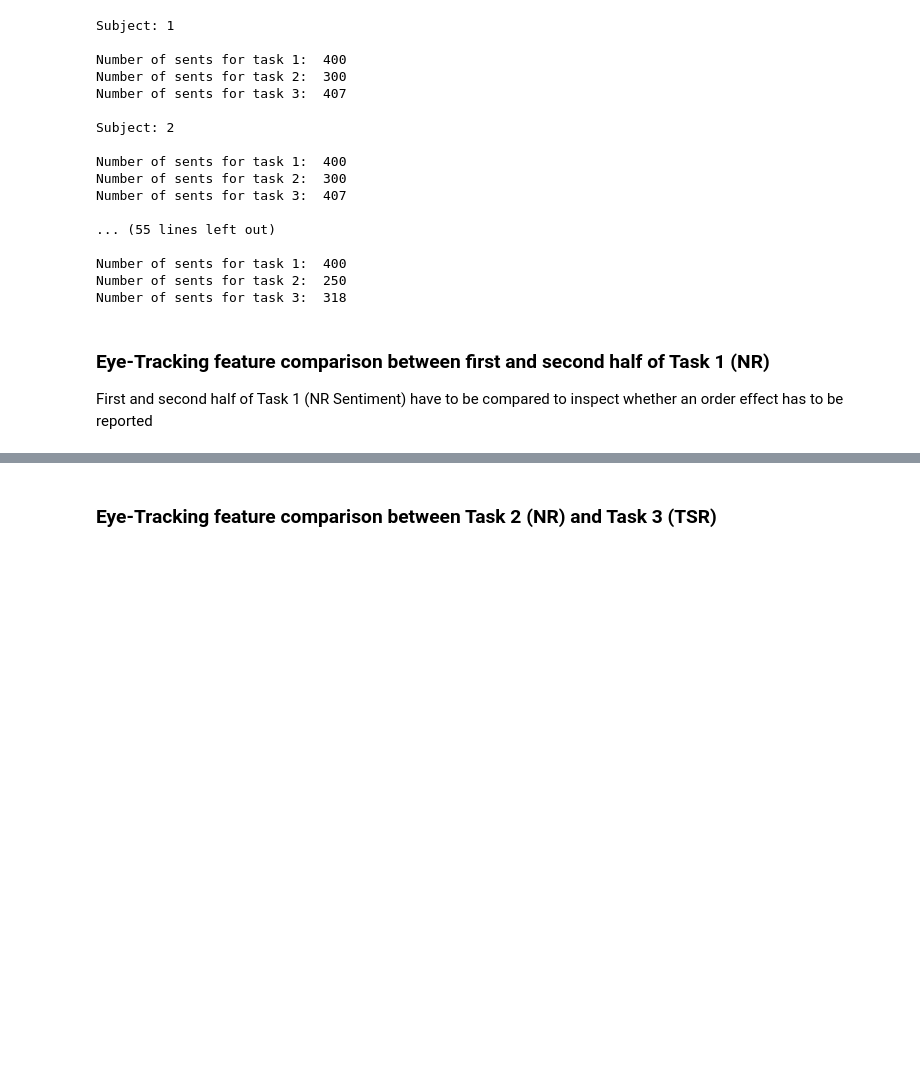
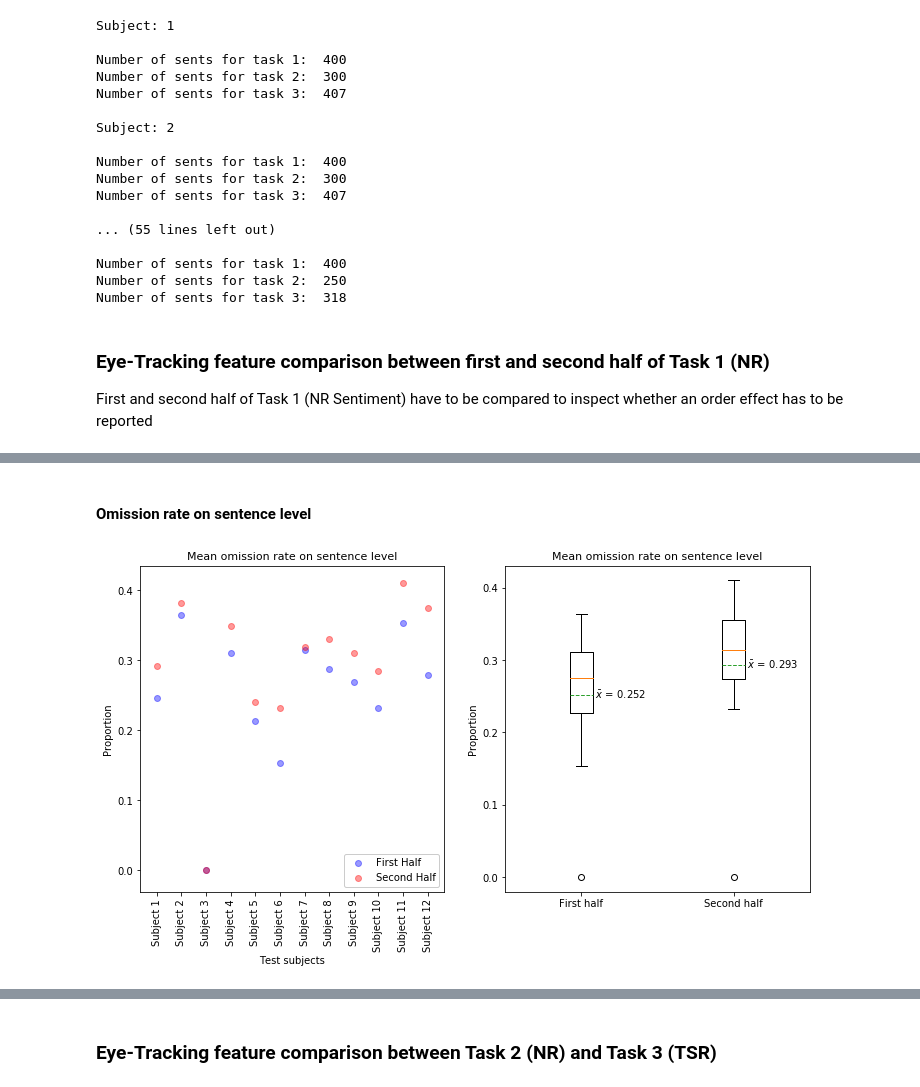
Before and after one commit to PosoSAgapo/NER-with-EEG-and-ET, a Jupyter notebook: data_exploration.ipynb, the cells around one changed output, grey strips where cells are left out. Saved outputs shown, nothing was run; the diff lists cells and outputs as text; code cells hidden in the pictures; blank space fills up the shorter version.

```diff
--- a/data_exploration.ipynb
+++ b/data_exploration.ipynb
@@ -222,0 +135,6 @@ plt.show()
+# %% [markdown]
+#### Omission rate on sentence level
+# %%
+plot_omissions(mean_omissions_t1_first, mean_omissions_t1_second)
+# %% [output]
+[figure, added]
```
Also changed, not shown: parts of 31 cells of this notebook, 1 other file.
